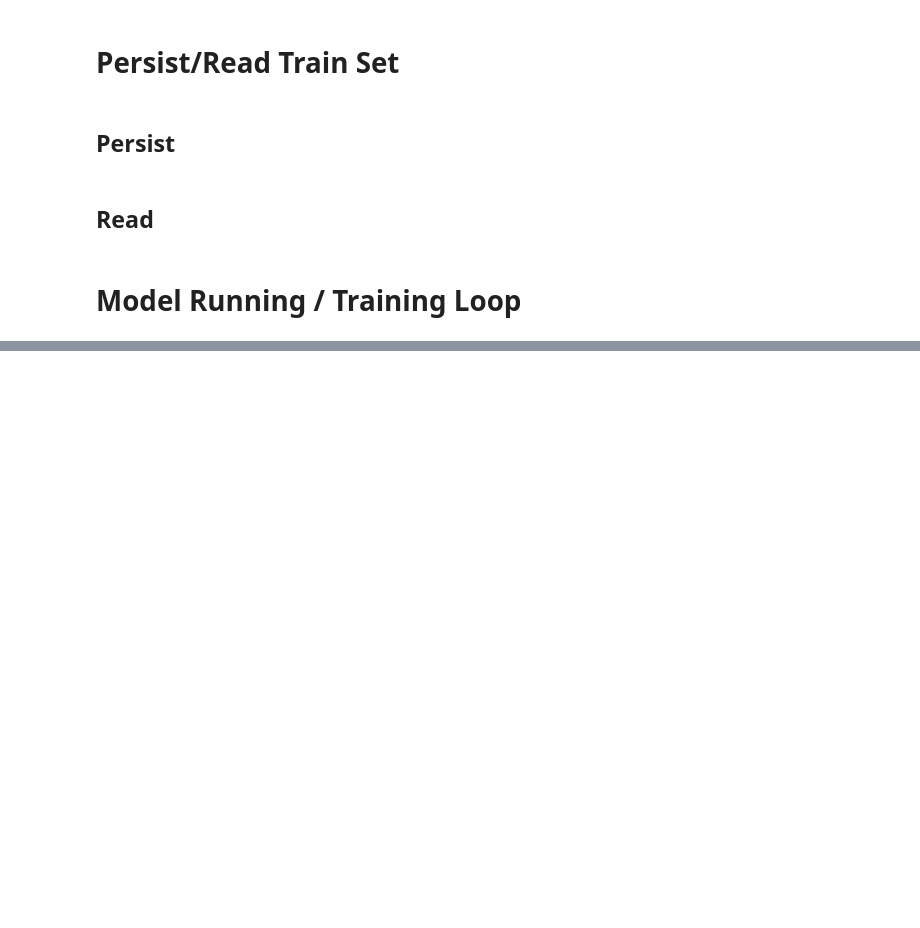
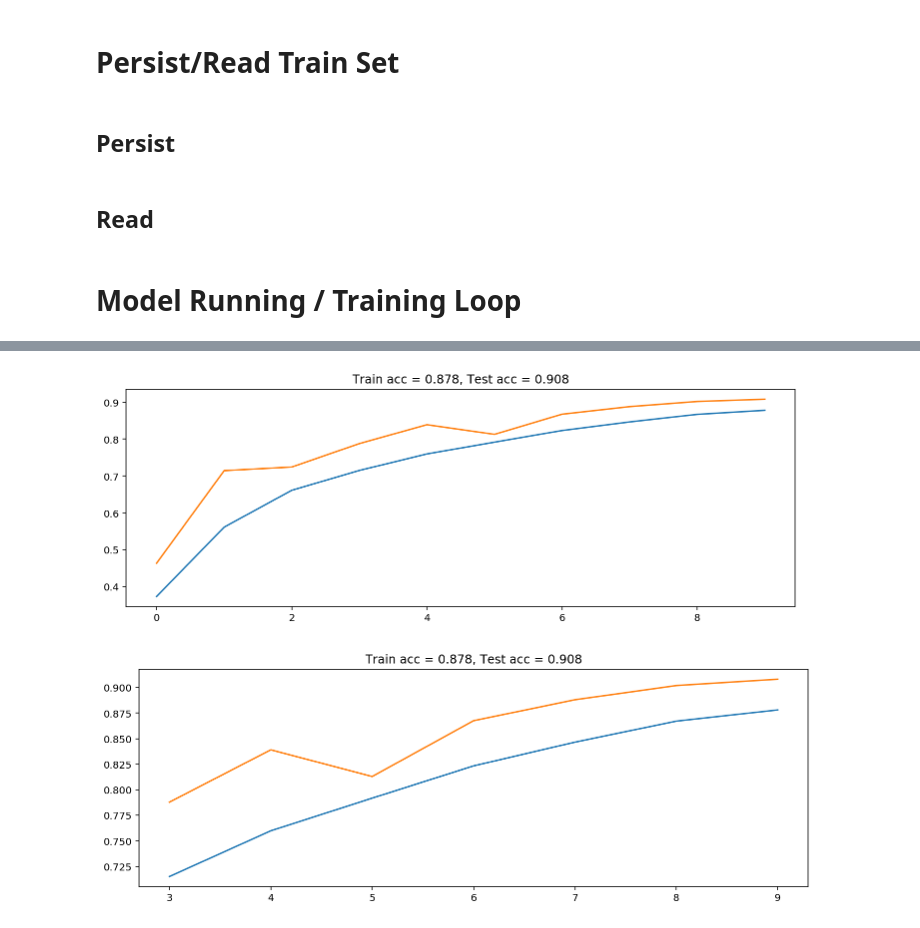
Before and after one commit to faizanahemad/eva, a Jupyter notebook: assignment-14/DN-AutoAug.ipynb, the cells around one changed output, grey strips where cells are left out. Drawn from its saved outputs; the diff is of its cells as text; code cells hidden in the pictures; blank space fills up the shorter version.

```diff
--- a/assignment-14/DN-AutoAug.ipynb
+++ b/assignment-14/DN-AutoAug.ipynb
@@ -693,0 +803,5 @@ make_plots()
+# %%
+make_plots()
+# %% [output]
+[figure, added]
+[figure, added]
```
Also changed, not shown: parts of 25 cells of this notebook.
